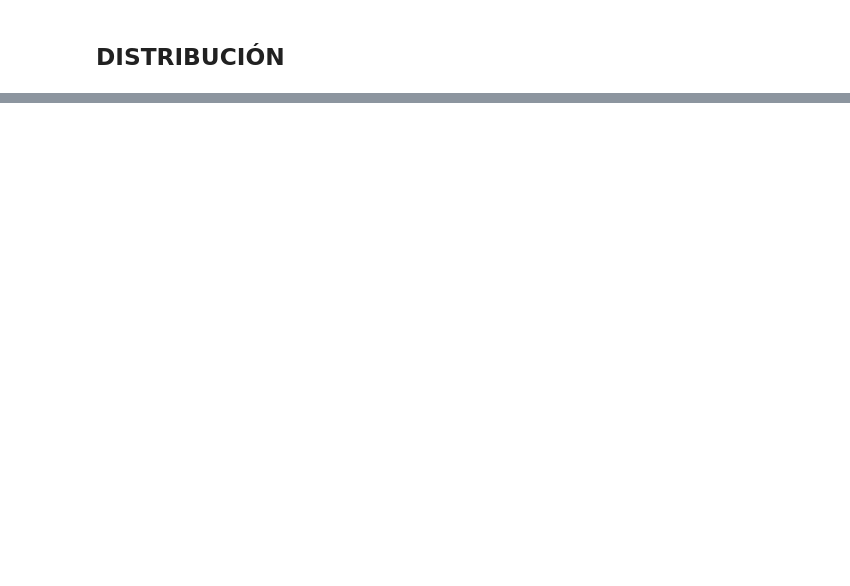
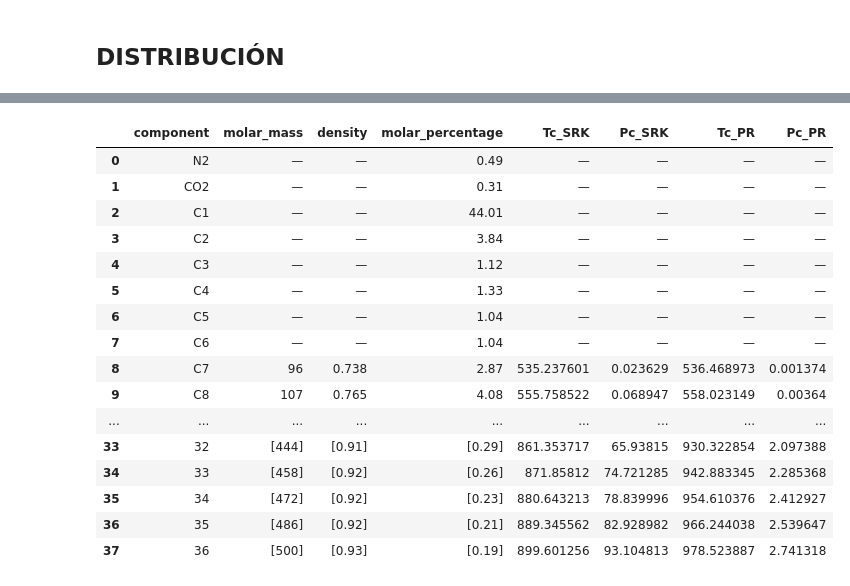
Before and after one commit to MarlenGabrich/GTF, a Jupyter notebook: Caract_fp.ipynb, the cells around one changed output, grey strips where cells are left out. Saved outputs shown, nothing was run; the diff lists cells and outputs as text; code cells hidden in the pictures; blank space fills up the shorter version.

```diff
--- a/Caract_fp.ipynb
+++ b/Caract_fp.ipynb
@@ -367,0 +409,57 @@ plt.legend()
+# %%
+df_ped['Tc_SRK'] = df_ped['density']
+df_ped['Pc_SRK'] = df_ped['density']
+df_ped['Tc_PR'] = df_ped['density']
+df_ped['Pc_PR'] = df_ped['density']
+
+df_cis['Tc_SRK'] = df_cis['density']
+df_cis['Pc_SRK'] = df_cis['density']
+df_cis['Tc_PR'] = df_cis['density']
+df_cis['Pc_PR'] = df_cis['density']
+# %%
+lst = [i for i in range(8,Cn_max+1)]
+for i in lst:
+  M_cismondi = float(df_cis['molar_mass'][i])
+  rho_cismondi = float(df_cis['density'][i])
+  M_pedersen = float(df_ped['molar_mass'][i])
+  rho_pedersen = float(df_ped['density'][i])
+
+  Tc_PEDER_SRK = pedersen_Tc(M_pedersen,rho_pedersen,Coef_c['SRK'][0],Coef_c['SRK'][1],Coef_c['SRK'][2],Coef_c['SRK'][3])
+  Pc_PEDER_SRK = pedersen_Pc(M_pedersen,rho_pedersen,Coef_d['SRK'][0], Coef_d['SRK'][1],Coef_d['SRK'][2], Coef_d['SRK'][3],Coef_d['SRK'][4])
+  Tc_PEDER_PR = pedersen_Tc(M_pedersen,rho_pedersen,Coef_c['PR'][0],Coef_c['PR'][1],Coef_c['PR'][2],Coef_c['PR'][3])
+  Pc_PEDER_PR = pedersen_Pc(M_pedersen,rho_pedersen,Coef_d['PR'][0], Coef_d['PR'][1], Coef_d['PR'][2], Coef_d['PR'][3],Coef_d['PR'][4])
+
+  Tc_CISM_SRK = pedersen_Tc(M_cismondi,rho_cismondi,Coef_c['SRK'][0],Coef_c['SRK'][1],Coef_c['SRK'][2],Coef_c['SRK'][3])
+  Pc_CISM_SRK = pedersen_Pc(M_cismondi,rho_cismondi,Coef_d['SRK'][0], Coef_d['SRK'][1], Coef_d['SRK'][2], Coef_d['SRK'][3],Coef_d['SRK'][4])
+  Tc_CISM_PR = pedersen_Tc(M_cismondi,rho_cismondi,Coef_c['PR'][0],Coef_c['PR'][1],Coef_c['PR'][2],Coef_c['PR'][3])
+  Pc_CISM_PR = pedersen_Pc(M_cismondi,rho_cismondi,Coef_d['PR'][0], Coef_d['PR'][1], Coef_d['PR'][2], Coef_d['PR'][3],Coef_d['PR'][4])
+
+  df_ped['Tc_SRK'][i] = Tc_PEDER_SRK
+  df_ped['Pc_SRK'][i] = Pc_PEDER_SRK
+  df_ped['Tc_PR'][i] = Tc_PEDER_PR
+  df_ped['Pc_PR'][i] = Pc_PEDER_PR
+
+  df_cis['Tc_SRK'][i] = Tc_CISM_SRK
+  df_cis['Pc_SRK'][i] = Pc_CISM_SRK
+  df_cis['Tc_PR'][i] = Tc_CISM_PR
+  df_cis['Pc_PR'][i] = Pc_CISM_PR
+# %%
+df_ped
+# %% [output]
+|  | component | molar_mass | density | molar_percentage | Tc_SRK | Pc_SRK | Tc_PR | Pc_PR |
+| 0 | N2 | — | — | 0.49 | — | — | — | — |
+| 1 | CO2 | — | — | 0.31 | — | — | — | — |
+| 2 | C1 | — | — | 44.01 | — | — | — | — |
+| 3 | C2 | — | — | 3.84 | — | — | — | — |
+| 4 | C3 | — | — | 1.12 | — | — | — | — |
+| 5 | C4 | — | — | 1.33 | — | — | — | — |
+| 6 | C5 | — | — | 1.04 | — | — | — | — |
+| 7 | C6 | — | — | 1.04 | — | — | — | — |
+| 8 | C7 | 96 | 0.738 | 2.87 | 535.237601 | 0.023629 | 536.468973 | 0.001374 |
+| 9 | C8 | 107 | 0.765 | 4.08 | 555.758522 | 0.068947 | 558.023149 | 0.00364 |
+| ... | ... | ... | ... | ... | ... | ... | ... | ... |
+| 33 | 32 | [444] | [0.91] | [0.29] | 861.353717 | 65.93815 | 930.322854 | 2.097388 |
+| 34 | 33 | [458] | [0.92] | [0.26] | 871.85812 | 74.721285 | 942.883345 | 2.285368 |
+| 35 | 34 | [472] | [0.92] | [0.23] | 880.643213 | 78.839996 | 954.610376 | 2.412927 |
+| 36 | 35 | [486] | [0.92] | [0.21] | 889.345562 | 82.928982 | 966.244038 | 2.539647 |
+| 37 | 36 | [500] | [0.93] | [0.19] | 899.601256 | 93.104813 | 978.523887 | 2.741318 |
```
Also changed, not shown: parts of 24 cells of this notebook.
